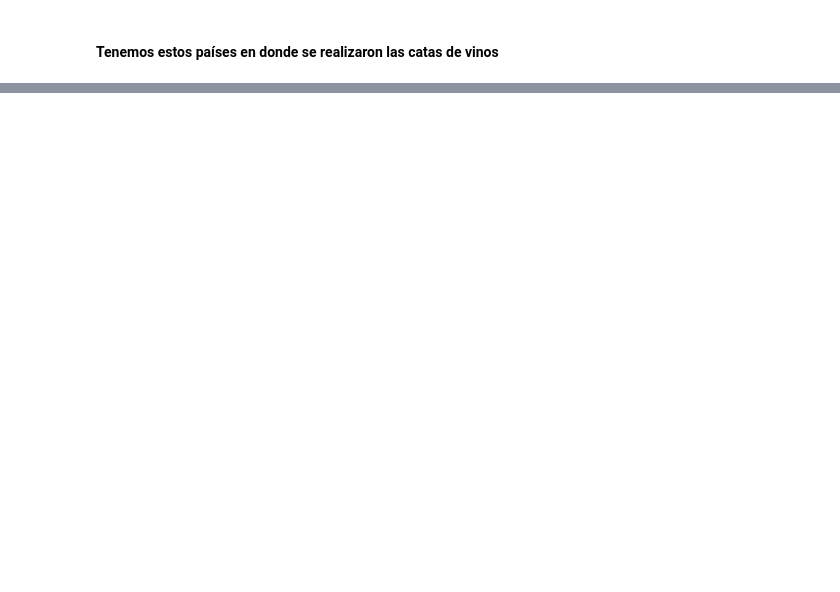
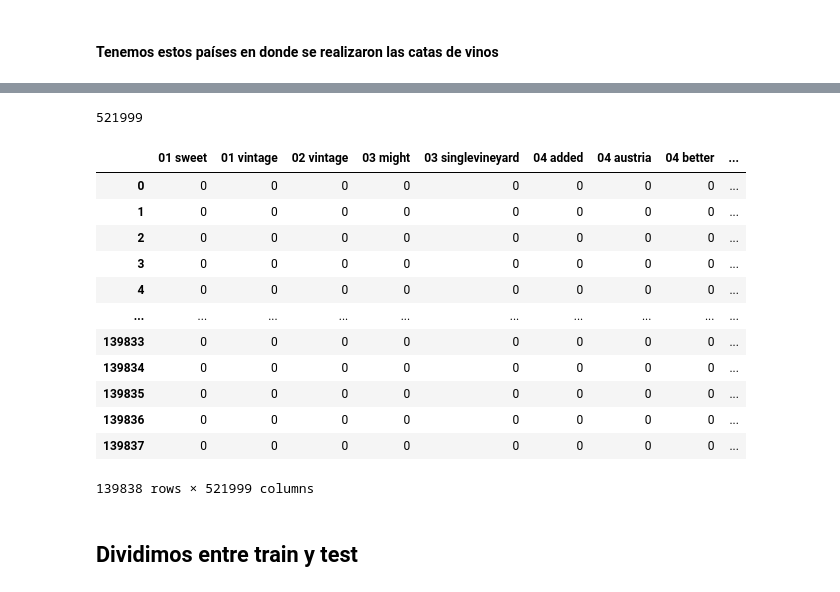
Before and after one commit to Toni2Morales/PrediccionyAnalisisDeVinos, a Jupyter notebook: src/notebooks/notebook.ipynb, the cells around one changed output, grey strips where cells are left out. Saved outputs shown, nothing was run; the diff lists cells and outputs as text; code cells hidden in the pictures; blank space fills up the shorter version.

```diff
--- a/src/notebooks/notebook.ipynb
+++ b/src/notebooks/notebook.ipynb
@@ -264,0 +425,3 @@ len(data["winery"].unique())
+# %%
+x = [" ".join(text)for text in new_x]
+x = np.array(x)
@@ -264,0 +439,27 @@ len(data["winery"].unique())
+# %%
+english_stop_words = stopwords.words('english')
+# %%
+vectorizer = CountVectorizer(stop_words = english_stop_words)
+vector = vectorizer.fit_transform(x)
+# %%
+len(vectorizer.get_feature_names_out())
+# %% [output]
+521999
+# %%
+x = pd.DataFrame(vector.toarray(),columns = vectorizer.get_feature_names_out())
+# %%
+x
+# %% [output]
+|  | 01 sweet | 01 vintage | 02 vintage | 03 might | 03 singlevineyard | 04 added | 04 austria | 04 better | ... |
+| 0 | 0 | 0 | 0 | 0 | 0 | 0 | 0 | 0 | ... |
+| 1 | 0 | 0 | 0 | 0 | 0 | 0 | 0 | 0 | ... |
+| 2 | 0 | 0 | 0 | 0 | 0 | 0 | 0 | 0 | ... |
+| 3 | 0 | 0 | 0 | 0 | 0 | 0 | 0 | 0 | ... |
+| 4 | 0 | 0 | 0 | 0 | 0 | 0 | 0 | 0 | ... |
+| ... | ... | ... | ... | ... | ... | ... | ... | ... | ... |
+| 139833 | 0 | 0 | 0 | 0 | 0 | 0 | 0 | 0 | ... |
+| 139834 | 0 | 0 | 0 | 0 | 0 | 0 | 0 | 0 | ... |
+| 139835 | 0 | 0 | 0 | 0 | 0 | 0 | 0 | 0 | ... |
+| 139836 | 0 | 0 | 0 | 0 | 0 | 0 | 0 | 0 | ... |
+| 139837 | 0 | 0 | 0 | 0 | 0 | 0 | 0 | 0 | ... |
+139838 rows × 521999 columns
@@ -264,0 +470,2 @@ len(data["winery"].unique())
+# %% [markdown]
+## Dividimos entre train y test
```
Also changed, not shown: parts of 52 cells of this notebook.
